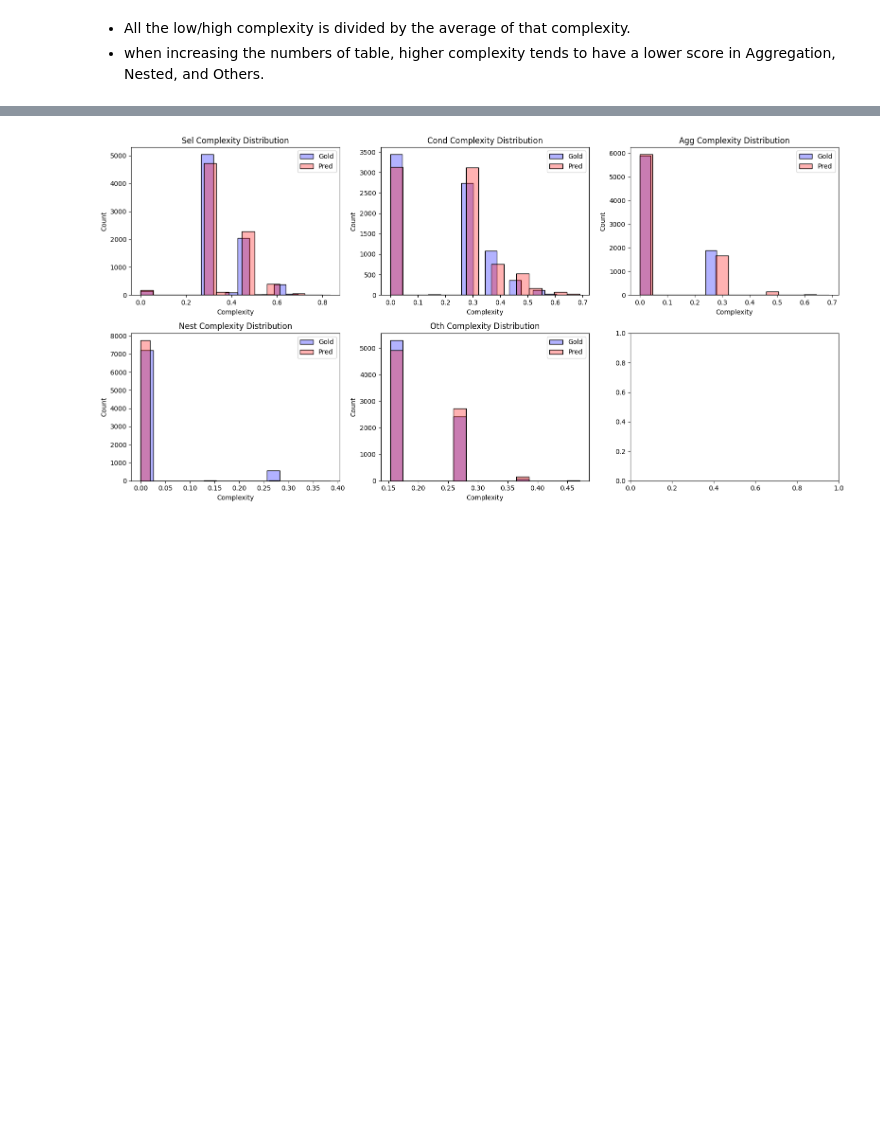
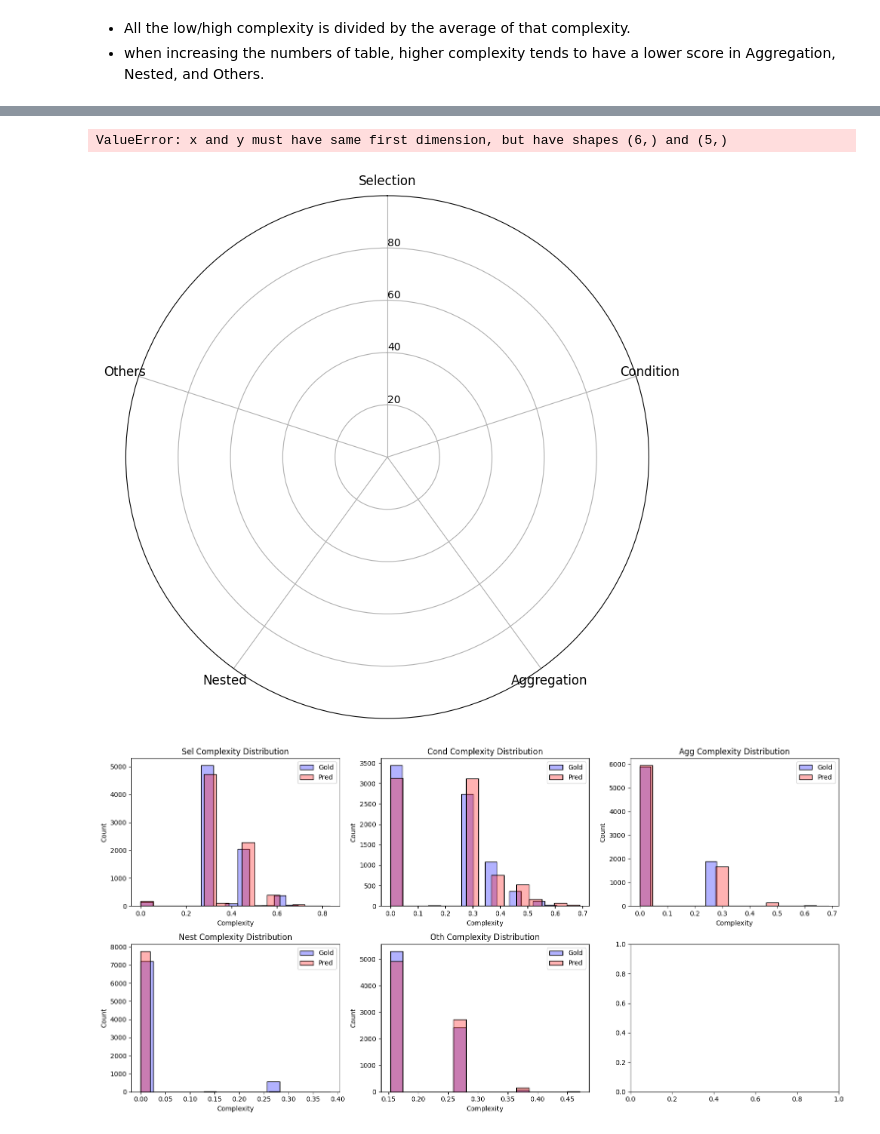
Before and after one commit to simonjisu/BusinessObjects, a Jupyter notebook: test.ipynb, the cells around one changed output, grey strips where cells are left out. Saved outputs shown, nothing was run; the diff lists cells and outputs as text; code cells hidden in the pictures; blank space fills up the shorter version.

```diff
--- a/test.ipynb
+++ b/test.ipynb
@@ -2033,3 +2062,47 @@ plt.show()
+# %%
+import numpy as np
+import matplotlib.pyplot as plt
+
+title = 'Partial Match F1-Score'
+
+df_len_tbls_score = df.groupby(['cate_len_tbls'], observed=False)[['s_sel', 's_cond', 's_agg', 's_nest', 's_oth']].mean()
+df_draw = (df_len_tbls_score*100).fillna(0).round(6)
+df_n_qs = df.groupby(['cate_len_tbls'], observed=False).size().reset_index(name='n_question').set_index('cate_len_tbls')
+cate = df_n_qs.index.tolist()
+palette = sns.color_palette("Set1", len(df_draw))
+
+# Aspects and their values
+aspects = ['Selection', 'Condition', 'Aggregation', 'Nested', 'Others']
+N = len(aspects)
+angles = [n / float(N) * 2 * np.pi for n in range(N)]
+angles += angles[:1]
+
+plt.rc('figure', figsize=(9, 9))
+ax = plt.subplot(1, 1, 1, polar=True)
+
+ax.set_theta_offset(np.pi / 2)
+ax.set_theta_direction(-1)
+
+plt.xticks(angles[:-1], aspects, color='black', size=12)
+ax.tick_params(axis='x', rotation=0)
+
+ax.set_rlabel_position(0)
+plt.yticks([20,40,60,80], ["20","40","60","80"], color="black", size=10)
+plt.ylim(0,100)
+
+for idx in range(len(df_draw)):
+    values=df_draw.loc[cate[idx]].values.tolist()[1:]
+    values += values[:1]
+    label = '$N_{table}$: ' + f'{cate[idx]}' + ' - ' + '$N_{question}$: ' + f'{df_n_qs.loc[cate[idx]].values[0]:,}'
+    ax.plot(angles, values, color = palette[idx], linewidth=1, linestyle='solid', label=label)
+    # ax.fill(angles, values, color = palette[idx], alpha = 0.1, label=label)
+
+ax.set_title(title, fontsize=20, x = 0.5, y = 1.05)
+ax.legend(loc='lower center', bbox_to_anchor=(0.5, -0.1), ncol=5)
+plt.show()
+# %% [output]
+ValueError: x and y must have same first dimension, but have shapes (6,) and (5,)
+[figure, added]
 # %%
 # prediction complexity
 fig, axes = plt.subplots(2, 3, figsize=(16, 8))
```
Also changed, not shown: parts of 14 cells of this notebook, 2 other files.
